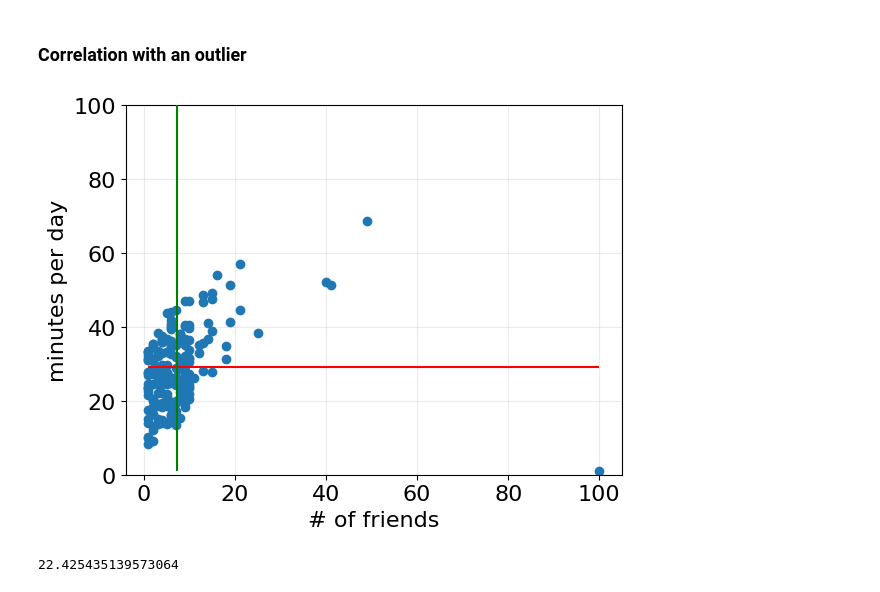
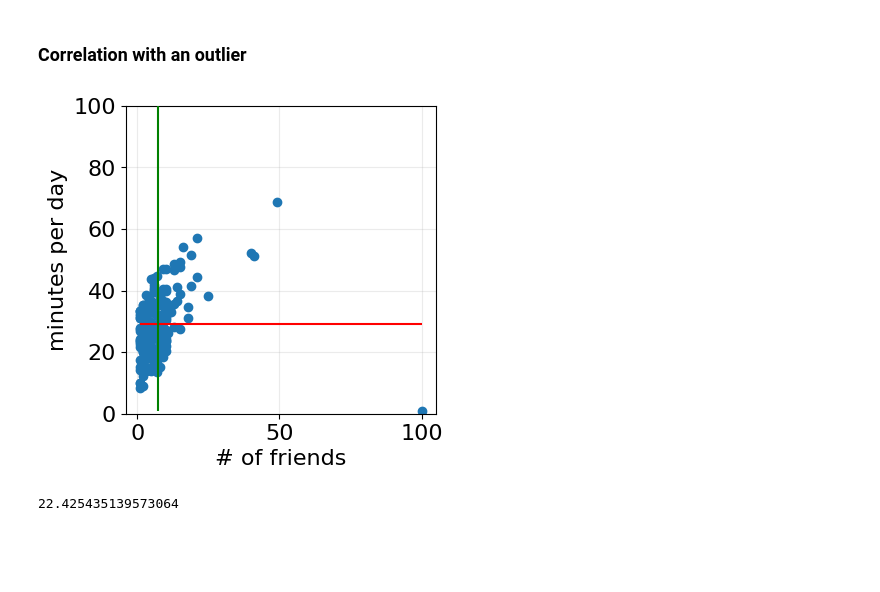
Before and after one commit to LugoBlogger/AK-201-426-data-science, a Jupyter notebook: ch-05-stats.ipynb, the cells around one changed output. Cells and saved outputs as stored; diff of their text form; code cells hidden in the pictures; blank space fills up the shorter version.

```diff
--- a/ch-05-stats.ipynb
+++ b/ch-05-stats.ipynb
@@ -287,23 +288,23 @@ assert 0.24 < correlation(num_friends, daily_hours) < 0.25
 # %% [markdown]
 ### Correlation with an outlier
 # %%
-fig, ax = plt.subplots()
+fig, ax = plt.subplots(figsize=(4, 4))
 
 ax.plot(num_friends, daily_minutes, marker='o', linestyle="None")
 
 ax.set_ylim([0, 100])
 ax.grid("on")
 ax.set_xlabel("# of friends")
 ax.set_ylabel("minutes per day")
 
 ax.hlines(np.mean(daily_minutes),
   min(num_friends), max(num_friends), color="r", zorder=3)
 ax.vlines(np.mean(num_friends), min(num_friends), max(num_friends),
   color="g", zorder=4)
 
 plt.show(fig)
 # %% [output]
-[figure, old version]
+[figure, new version]
 # %%
 covariance(num_friends, daily_minutes)
 # %% [output]
```
Also changed, not shown: parts of 6 cells of this notebook, 6 other files.
